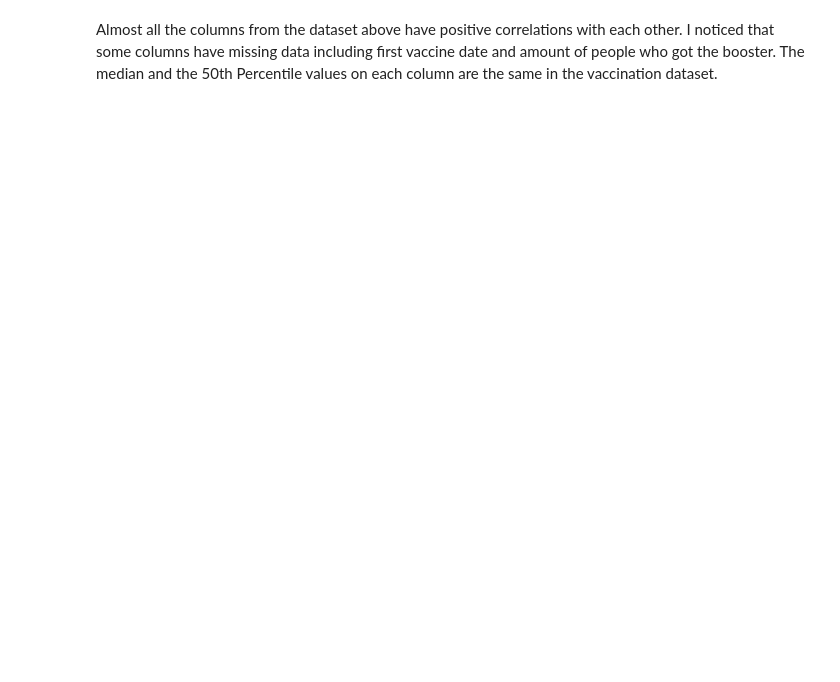
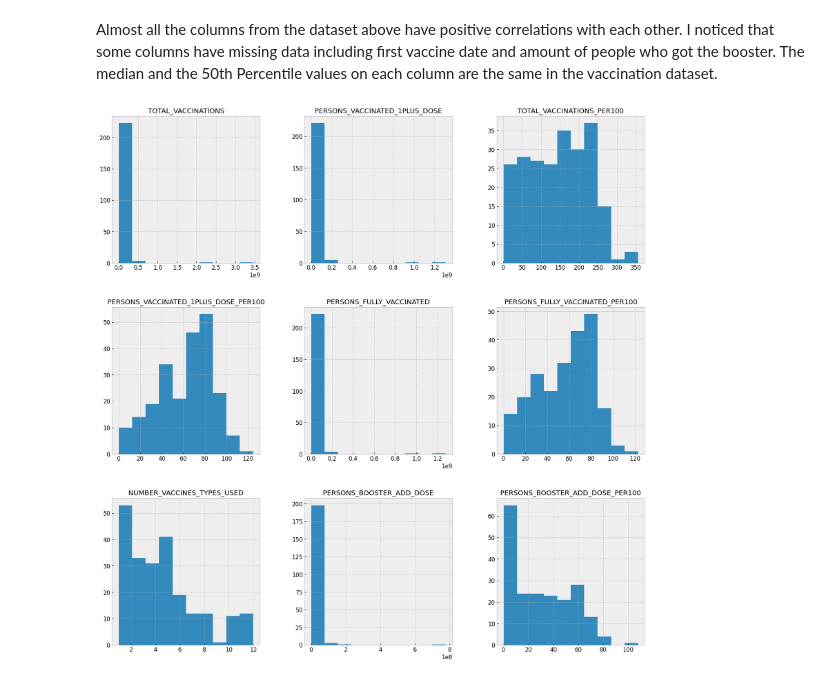
Before and after one commit to IT4063C-Fall22/final-project-zhukv98, a Jupyter notebook: source.ipynb, the cells around one changed output. Cells and saved outputs as stored; diff of their text form; code cells hidden in the pictures; blank space fills up the shorter version.

Commit message:
Creating additional graphs.

```diff
--- a/source.ipynb
+++ b/source.ipynb
@@ -335,2 +334,7 @@ None
 # %% [markdown]
 Almost all the columns from the dataset above have positive correlations with each other. I noticed that some columns have missing data including first vaccine date and amount of people who got the booster. The median and the 50th Percentile values on each column are the same in the vaccination dataset.
+# %%
+vaccination_df.hist(figsize=(20,20))
+plt.show()
+# %% [output]
+[figure, added]
```
Also changed, not shown: parts of 8 cells of this notebook.
